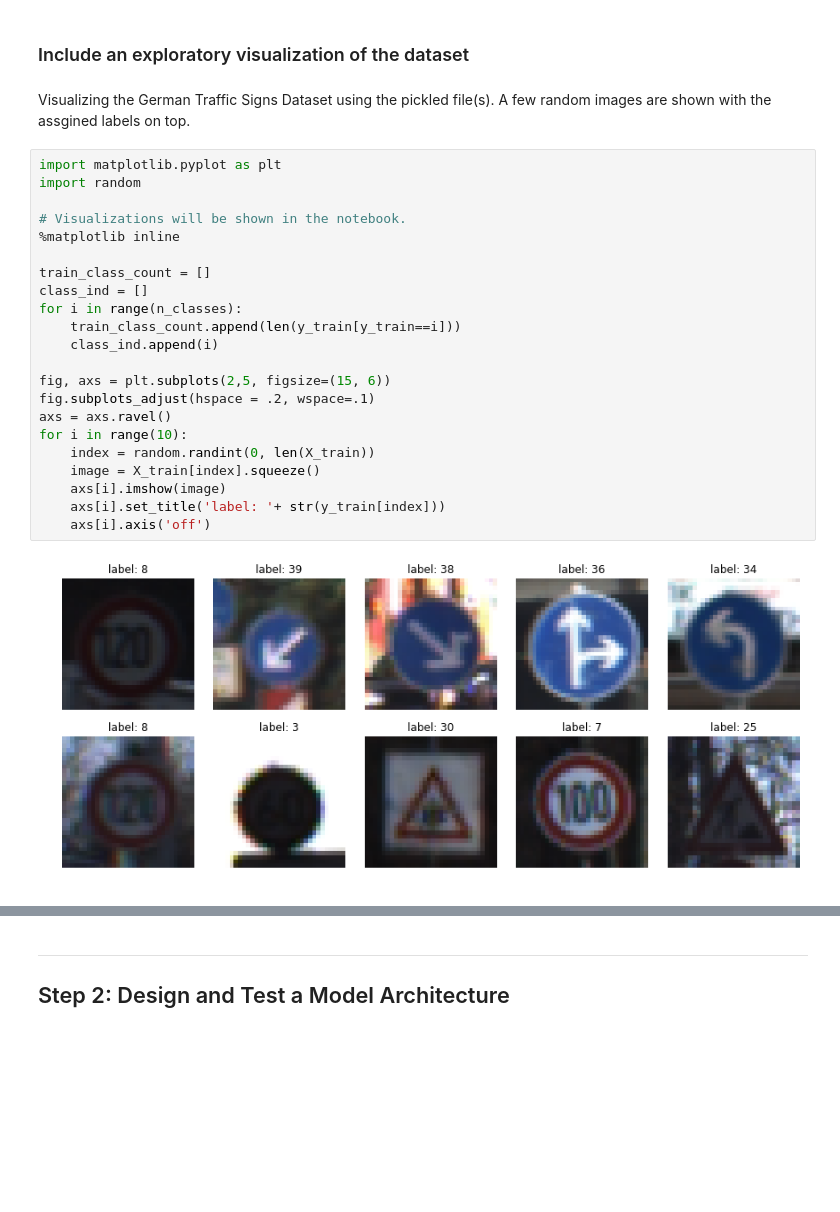
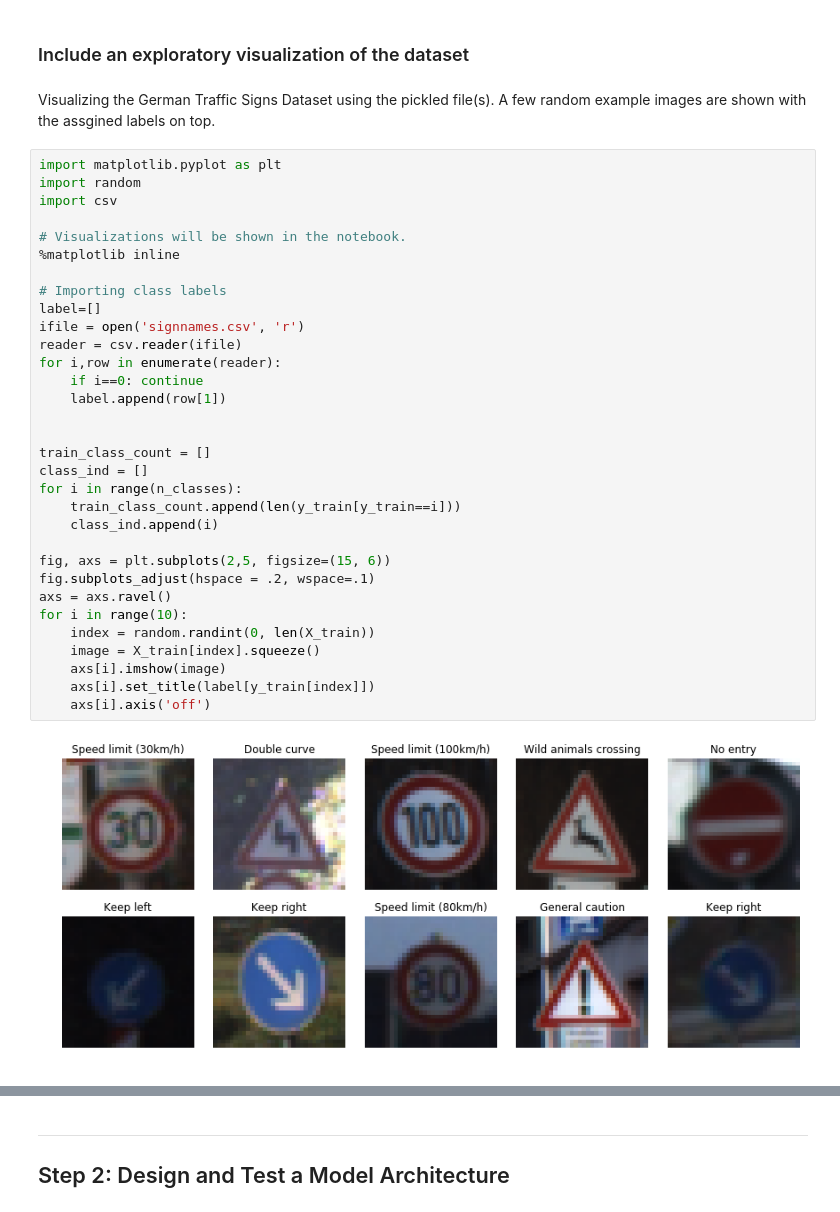
Before and after one commit to ahmadesh/Udacity-CarND-Term1-Traffic-Sign-Classifier, a Jupyter notebook: Traffic_Sign_Classifier_custom2.ipynb, the cells around one changed output, grey strips where cells are left out. Cells and saved outputs as stored; diff of their text form; blank space fills up the shorter version.

```diff
--- a/Traffic_Sign_Classifier_custom2.ipynb
+++ b/Traffic_Sign_Classifier_custom2.ipynb
@@ -72,31 +74,41 @@ Number of classes = 43
 # %% [markdown]
 ### Include an exploratory visualization of the dataset
 # %% [markdown]
-Visualizing the German Traffic Signs Dataset using the pickled file(s). A few random images are shown with the assgined labels on top.
+Visualizing the German Traffic Signs Dataset using the pickled file(s). A few random example images are shown with the assgined labels on top.
 # %%
 import matplotlib.pyplot as plt
 import random
+import csv
 
 # Visualizations will be shown in the notebook.
 %matplotlib inline
+
+# Importing class labels
+label=[]
+ifile = open('signnames.csv', 'r')
+reader = csv.reader(ifile)
+for i,row in enumerate(reader):
+    if i==0: continue
+    label.append(row[1])
+
 
 train_class_count = []
 class_ind = []
 for i in range(n_classes):
     train_class_count.append(len(y_train[y_train==i]))
     class_ind.append(i)
 
 fig, axs = plt.subplots(2,5, figsize=(15, 6))
 fig.subplots_adjust(hspace = .2, wspace=.1)
 axs = axs.ravel()
 for i in range(10):
     index = random.randint(0, len(X_train))
     image = X_train[index].squeeze()
     axs[i].imshow(image)
-    axs[i].set_title('label: '+ str(y_train[index]))
+    axs[i].set_title(label[y_train[index]])
     axs[i].axis('off')
 # %% [output]
-[figure, old version]
+[figure, new version]
 # %%
 hist, bins = np.histogram(y_train, bins=n_classes)
 fig, ax =plt.subplots(figsize=(15, 6))
```
Also changed, not shown: parts of 24 cells of this notebook, 7 other files.
